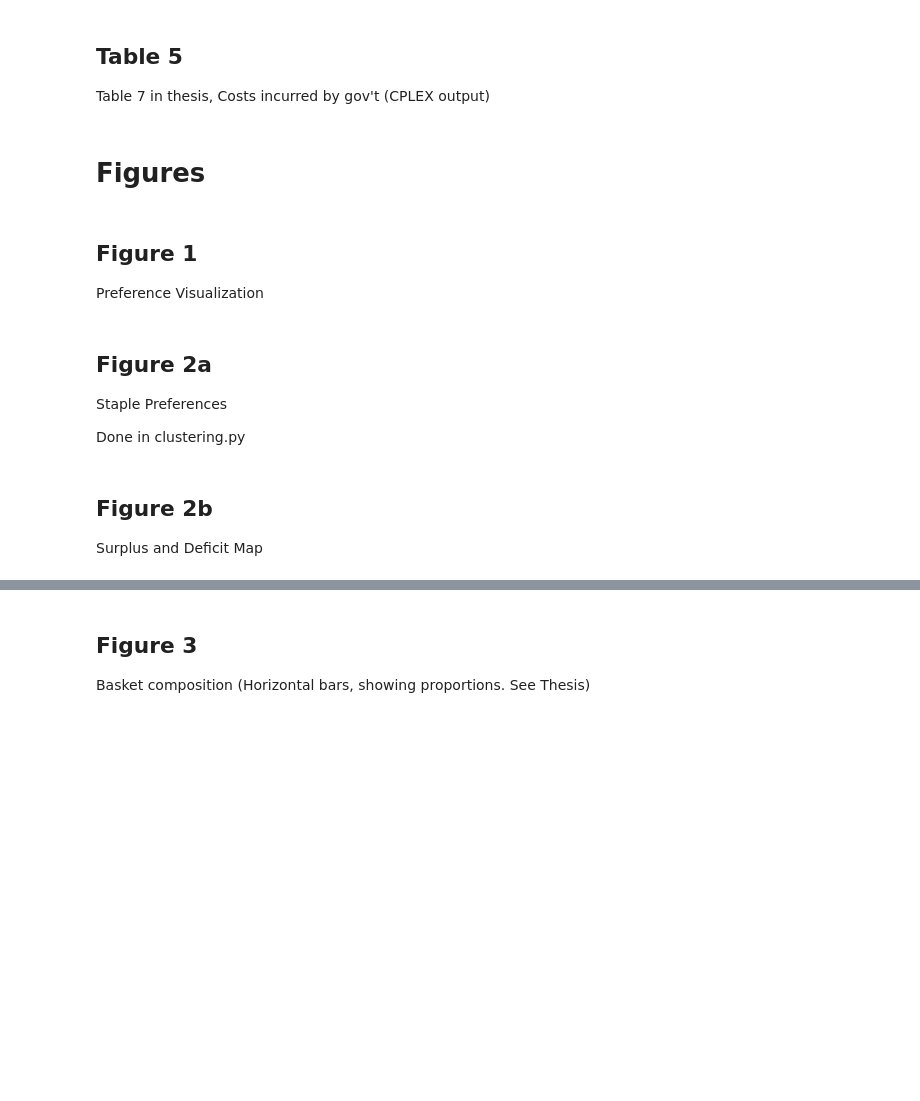
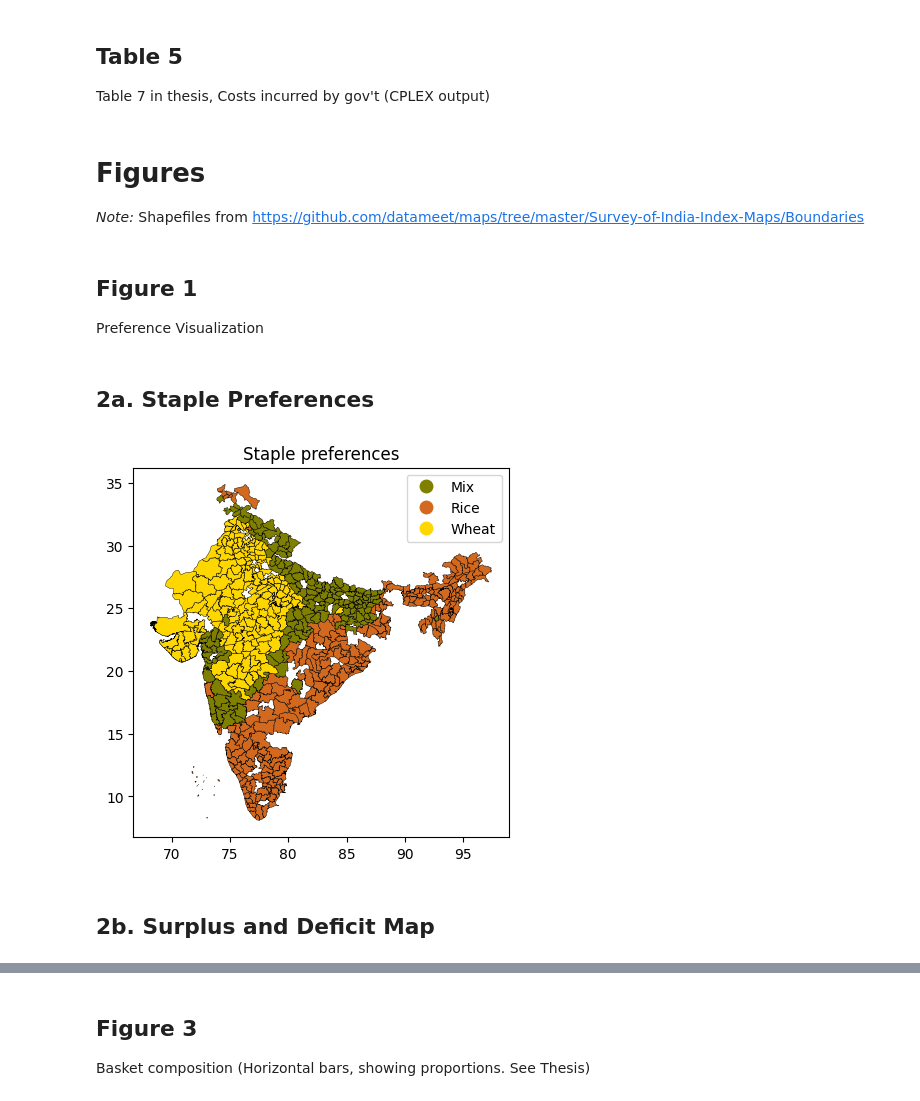
Before and after one commit to ReubenNarad/pds, a Jupyter notebook: postprocess/postprocess.ipynb, the cells around one changed output, grey strips where cells are left out. Saved outputs shown, nothing was run; the diff lists cells and outputs as text; code cells hidden in the pictures; blank space fills up the shorter version.

```diff
--- a/postprocess/postprocess.ipynb
+++ b/postprocess/postprocess.ipynb
@@ -26,20 +27,46 @@ Table 5/6 in thesis, correlation (cross-crop and regional)
 # %% [markdown]
 ## Table 5
 Table 7 in thesis, Costs incurred by gov't (CPLEX output)
-# %% [markdown]
-# Figures
+# %% [markdown]
+# Figures
+*Note:* Shapefiles from https://github.com/datameet/maps/tree/master/Survey-of-India-Index-Maps/Boundaries
 # %% [markdown]
 ## Figure 1
 Preference Visualization
 # %%
 Q = pd.read_csv(DATA_PATH + 'Q_interstate.csv')
 # %% [markdown]
-## Figure 2a
-Staple Preferences
-
-Done in clustering.py
+## 2a. Staple Preferences
+# %%
+import pandas as pd
+import geopandas as gpd
+import matplotlib.pyplot as plt
+from matplotlib.colors import ListedColormap
+
+# Load cluster info into dataframe
+data = pd.read_csv('../cplex/data/clusters.csv')
+
+# Load the shapefile
+gdf = gpd.read_file('data/shapefiles/districts.shp')
+
+# Change the column name in the geodataframe to match consumption
+gdf.rename(columns={'DISTRICT': 'District'}, inplace=True)
+
+# Merge the geodataframe with the cluster data
+merged_gdf = gdf.merge(data, left_on='District', right_on='District')
+
+# Define a custom color map
+color_map = ListedColormap(['olive', 'chocolate', 'gold'])
+
+# Plot the regions colored by 'Staple' column
+fig, ax = plt.subplots(1, 1)
+merged_gdf.plot(column='Staple', cmap=color_map, linewidth=0.3, ax=ax,  edgecolor='black', legend=True)
+
+plt.title('Staple preferences')
+plt.show()
+# %% [output]
+[figure, added]
 # %% [markdown]
-## Figure 2b
-Surplus and Deficit Map
+## 2b. Surplus and Deficit Map
 # %%
 import pandas as pd
```
Also changed, not shown: parts of 7 cells of this notebook, 9 other files.
